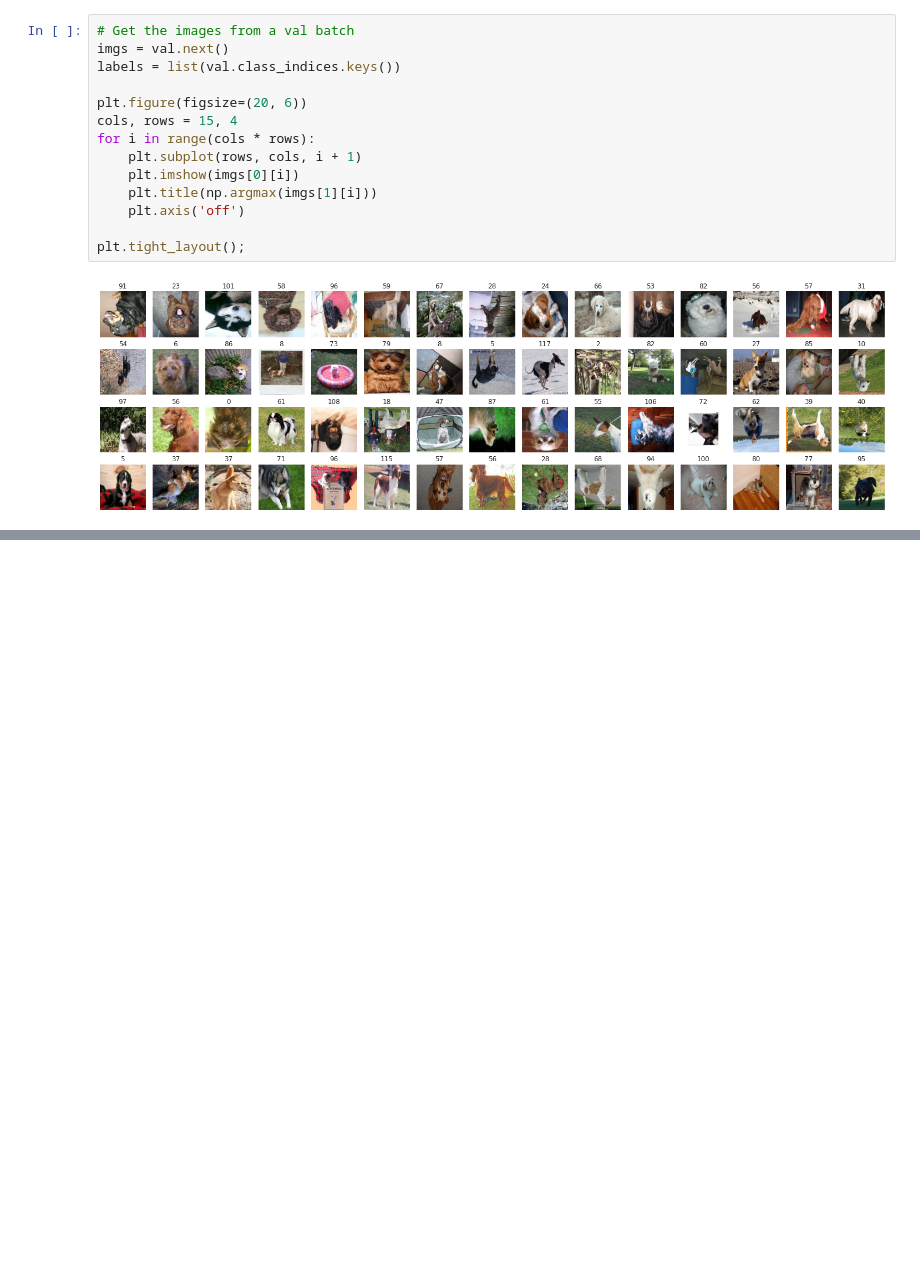
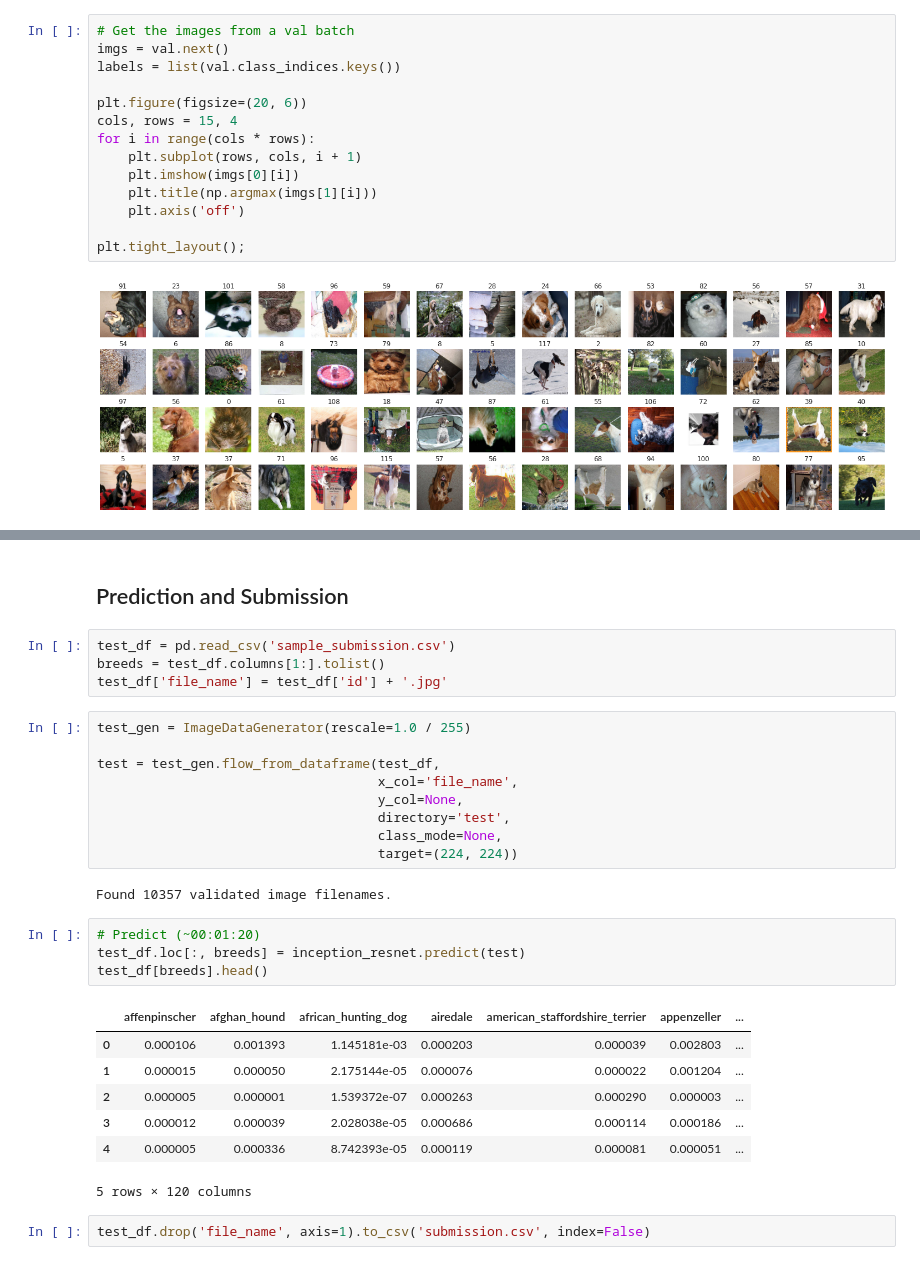
Before and after one commit to marsMedvediy/Kaggle-Dog-Breed-Identification, a Jupyter notebook: Kaggle_Dog_Breed_Identification.ipynb, the cells around one changed output, grey strips where cells are left out. Drawn from its saved outputs; the diff is of its cells as text; blank space fills up the shorter version.

```diff
--- a/Kaggle_Dog_Breed_Identification.ipynb
+++ b/Kaggle_Dog_Breed_Identification.ipynb
@@ -150,0 +175,31 @@ h = inception_resnet.fit(train, validation_data=val, epochs=10,
+# %% [markdown]
+## Prediction and Submission
+# %%
+test_df = pd.read_csv('sample_submission.csv')
+breeds = test_df.columns[1:].tolist()
+test_df['file_name'] = test_df['id'] + '.jpg'
+# %%
+test_gen = ImageDataGenerator(rescale=1.0 / 255)
+
+test = test_gen.flow_from_dataframe(test_df,
+                                    x_col='file_name',
+                                    y_col=None,
+                                    directory='test',
+                                    class_mode=None,
+                                    target=(224, 224))
+# %% [output]
+Found 10357 validated image filenames.
+# %%
+# Predict (~00:01:20)
+test_df.loc[:, breeds] = inception_resnet.predict(test)
+test_df[breeds].head()
+# %% [output]
+|  | affenpinscher | afghan_hound | african_hunting_dog | airedale | american_staffordshire_terrier | appenzeller | ... |
+| 0 | 0.000106 | 0.001393 | 1.145181e-03 | 0.000203 | 0.000039 | 0.002803 | ... |
+| 1 | 0.000015 | 0.000050 | 2.175144e-05 | 0.000076 | 0.000022 | 0.001204 | ... |
+| 2 | 0.000005 | 0.000001 | 1.539372e-07 | 0.000263 | 0.000290 | 0.000003 | ... |
+| 3 | 0.000012 | 0.000039 | 2.028038e-05 | 0.000686 | 0.000114 | 0.000186 | ... |
+| 4 | 0.000005 | 0.000336 | 8.742393e-05 | 0.000119 | 0.000081 | 0.000051 | ... |
+5 rows × 120 columns
+# %%
+test_df.drop('file_name', axis=1).to_csv('submission.csv', index=False)
```
Also changed, not shown: parts of 2 cells of this notebook.
